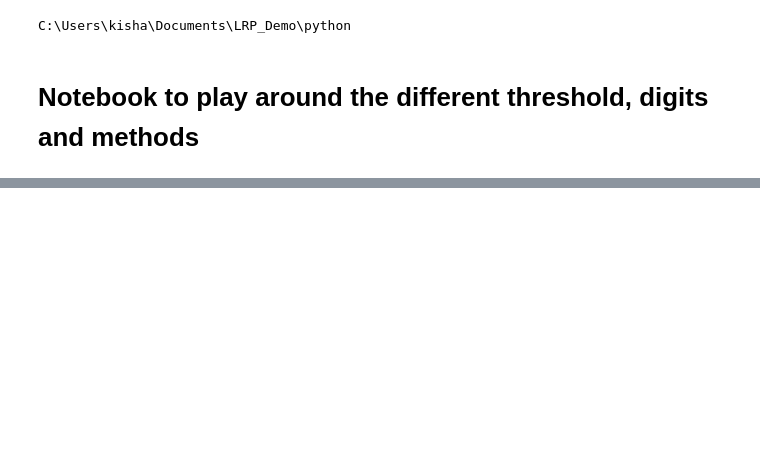
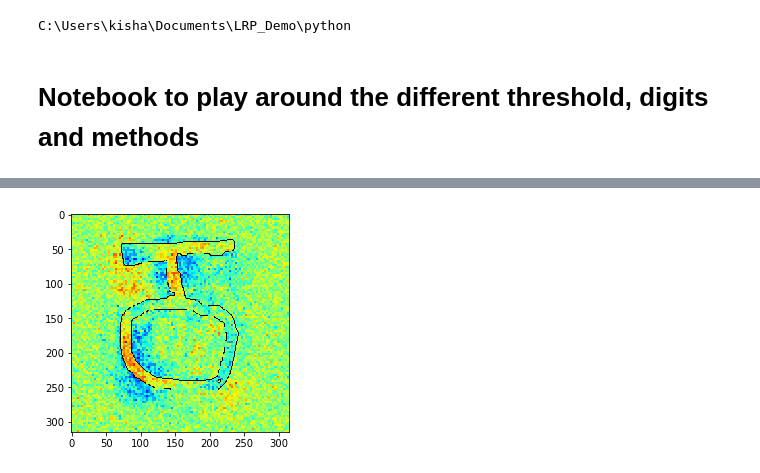
Before and after one commit to MichaelMMeskhi/TransferLRP, a Jupyter notebook: LRP_demo-Omni.ipynb, the cells around one changed output, grey strips where cells are left out. Drawn from its saved outputs; the diff is of its cells as text; code cells hidden in the pictures; blank space fills up the shorter version.

```diff
--- a/LRP_demo-Omni.ipynb
+++ b/LRP_demo-Omni.ipynb
@@ -181,3 +210,8 @@ for k in range(len(lrp_type)):
+# %%
+plt.imshow(hm_target['simple'][2])
+plt.show()
+# %% [output]
+[figure, added]
 # %%
 for i in range(len(lrp_type)):
     R_base[i] = R_base[i][0]
```
Also changed, not shown: parts of 9 cells of this notebook.
